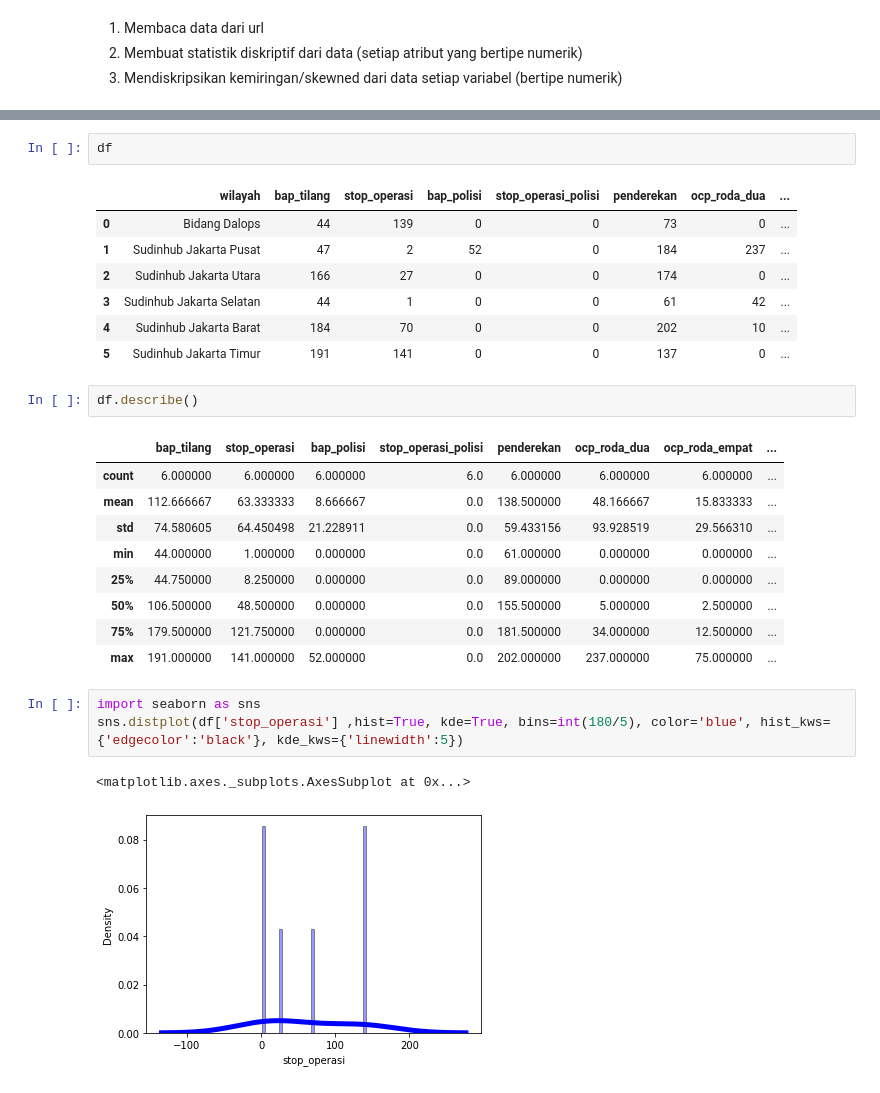
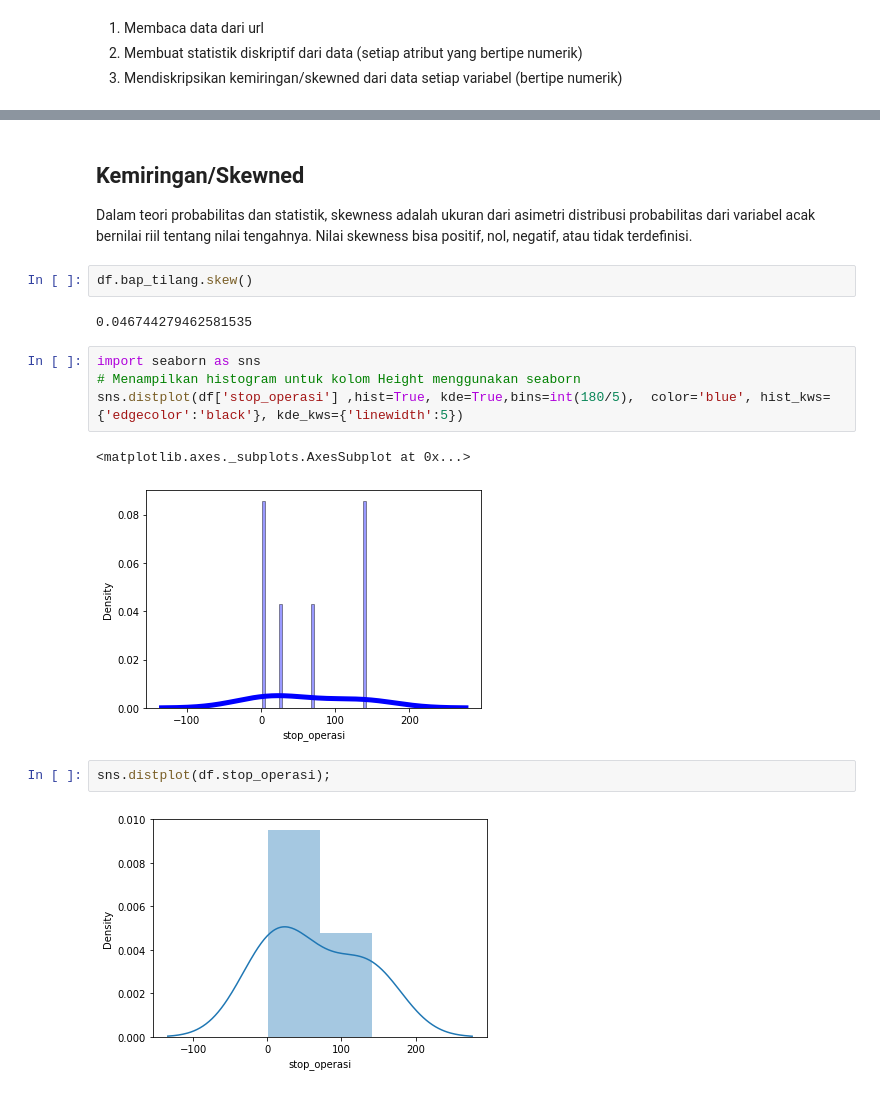
Before and after one commit to akhmadamanulloh/datamining, a Jupyter notebook: _sources/notebooks.ipynb, the cells around one changed output, grey strips where cells are left out. Cells and saved outputs as stored; diff of their text form.

```diff
--- a/_sources/notebooks.ipynb
+++ b/_sources/notebooks.ipynb
@@ -31,28 +320,19 @@ memory usage: 560.0+ bytes
+# %% [markdown]
+## Kemiringan/Skewned
+
+Dalam teori probabilitas dan statistik, skewness adalah ukuran dari asimetri distribusi probabilitas dari variabel acak bernilai riil tentang nilai tengahnya. Nilai skewness bisa positif, nol, negatif, atau tidak terdefinisi.
 # %%
-df
+df.bap_tilang.skew()
 # %% [output]
-|  | wilayah | bap_tilang | stop_operasi | bap_polisi | stop_operasi_polisi | penderekan | ocp_roda_dua | ... |
-| 0 | Bidang Dalops | 44 | 139 | 0 | 0 | 73 | 0 | ... |
-| 1 | Sudinhub Jakarta Pusat | 47 | 2 | 52 | 0 | 184 | 237 | ... |
-| 2 | Sudinhub Jakarta Utara | 166 | 27 | 0 | 0 | 174 | 0 | ... |
-| 3 | Sudinhub Jakarta Selatan | 44 | 1 | 0 | 0 | 61 | 42 | ... |
-| 4 | Sudinhub Jakarta Barat | 184 | 70 | 0 | 0 | 202 | 10 | ... |
-| 5 | Sudinhub Jakarta Timur | 191 | 141 | 0 | 0 | 137 | 0 | ... |
+0.046744279462581535
-# %%
-df.describe()
-# %% [output]
-|  | bap_tilang | stop_operasi | bap_polisi | stop_operasi_polisi | penderekan | ocp_roda_dua | ocp_roda_empat | ... |
-| count | 6.000000 | 6.000000 | 6.000000 | 6.0 | 6.000000 | 6.000000 | 6.000000 | ... |
-| mean | 112.666667 | 63.333333 | 8.666667 | 0.0 | 138.500000 | 48.166667 | 15.833333 | ... |
-| std | 74.580605 | 64.450498 | 21.228911 | 0.0 | 59.433156 | 93.928519 | 29.566310 | ... |
-| min | 44.000000 | 1.000000 | 0.000000 | 0.0 | 61.000000 | 0.000000 | 0.000000 | ... |
-| 25% | 44.750000 | 8.250000 | 0.000000 | 0.0 | 89.000000 | 0.000000 | 0.000000 | ... |
-| 50% | 106.500000 | 48.500000 | 0.000000 | 0.0 | 155.500000 | 5.000000 | 2.500000 | ... |
-| 75% | 179.500000 | 121.750000 | 0.000000 | 0.0 | 181.500000 | 34.000000 | 12.500000 | ... |
-| max | 191.000000 | 141.000000 | 52.000000 | 0.0 | 202.000000 | 237.000000 | 75.000000 | ... |
 # %%
 import seaborn as sns
-sns.distplot(df['stop_operasi'] ,hist=True, kde=True, bins=int(180/5), color='blue', hist_kws= {'edgecolor':'black'}, kde_kws={'linewidth':5})
+# Menampilkan histogram untuk kolom Height menggunakan seaborn
+sns.distplot(df['stop_operasi'] ,hist=True, kde=True,bins=int(180/5),  color='blue', hist_kws= {'edgecolor':'black'}, kde_kws={'linewidth':5})
 # %% [output]
 <matplotlib.axes._subplots.AxesSubplot at 0x...>
 [figure]
+# %%
+sns.distplot(df.stop_operasi);
+# %% [output]
+[figure, added]
```
Also changed, not shown: parts of 26 cells of this notebook, 12 other files.
